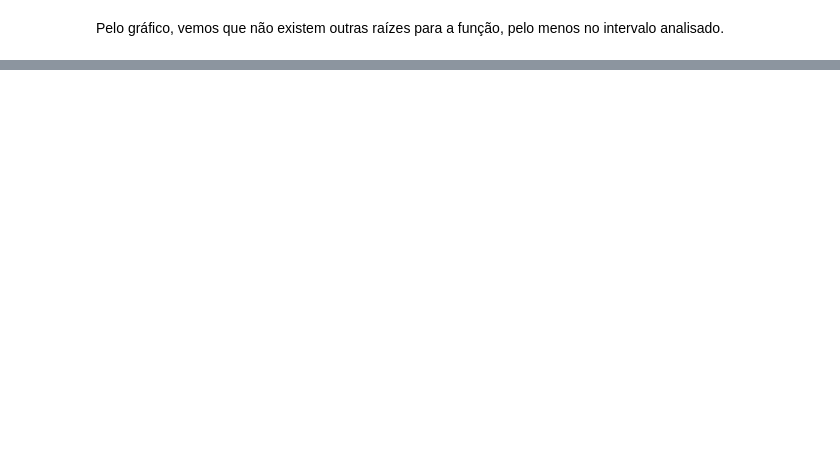
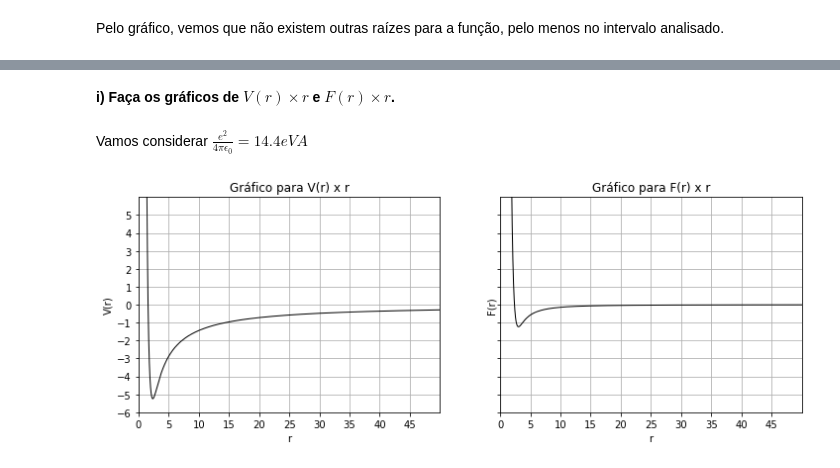
Before and after one commit to leonardovaladao/MAP214, a Jupyter notebook: Exercise Programs/EP1.ipynb, the cells around one changed output, grey strips where cells are left out. Drawn from its saved outputs; the diff is of its cells as text; code cells hidden in the pictures; blank space fills up the shorter version.

```diff
--- a/Exercise Programs/EP1.ipynb
+++ b/Exercise Programs/EP1.ipynb
@@ -72,0 +126,47 @@ Pelo gráfico, vemos que não existem outras raízes para a função, pelo menos
+# %% [markdown]
+**i) Faça os gráficos de $V(r) \times r$ e $F(r) \times r$.**
+# %% [markdown]
+Vamos considerar $\frac{e^2}{4\pi\epsilon_0}=14.4 eV A$
+# %%
+# Definir constantes
+V_0 = 1.09e3
+r_0 = 0.33
+# %%
+# Definir funções
+def V_r(x, V_0 = V_0, r_0 = r_0, perm = 14.4):
+    return -(perm/x) + V_0*np.exp(-x/r_0)
+
+def F_r(x, V_0 = V_0, r_0 = r_0, perm=14.4):
+    return -(perm/x**2)+ (V_0/r_0) * np.exp(-x/r_0)
+# %%
+# Criar intervalos
+x = np.arange(0.1, 50, step=1e-3)
+Vy = [V_r(i) for i in x]
+Fy = [F_r(i) for i in x]
+# %%
+# Gerar gráfico
+
+fig, (ax1, ax2) = plt.subplots(1, 2, sharey=True, figsize=(12,4))
+
+ax1.plot(x,Vy, lw=1, color='black')
+ax1.set_ylim(-6,6)
+ax1.set_xlim(0,50)
+ax1.set_title('Gráfico para V(r) x r')
+ax1.set_xlabel('r')
+ax1.set_ylabel('V(r)')
+ax1.set_yticks(np.arange(-6,6, 1))
+ax1.set_xticks(np.arange(0,50,5))
+ax1.grid()
+
+ax2.plot(x, Fy, lw=1, color='black')
+ax2.set_title('Gráfico para F(r) x r')
+ax2.set_xlim(0,50)
+ax2.set_xlabel('r')
+ax2.set_ylabel('F(r)')
+ax2.set_yticks(np.arange(-6,6, 1))
+ax2.set_xticks(np.arange(0,50,5))
+ax2.grid()
+
+plt.show()
+# %% [output]
+[figure, added]
```
Also changed, not shown: parts of 22 cells of this notebook.
